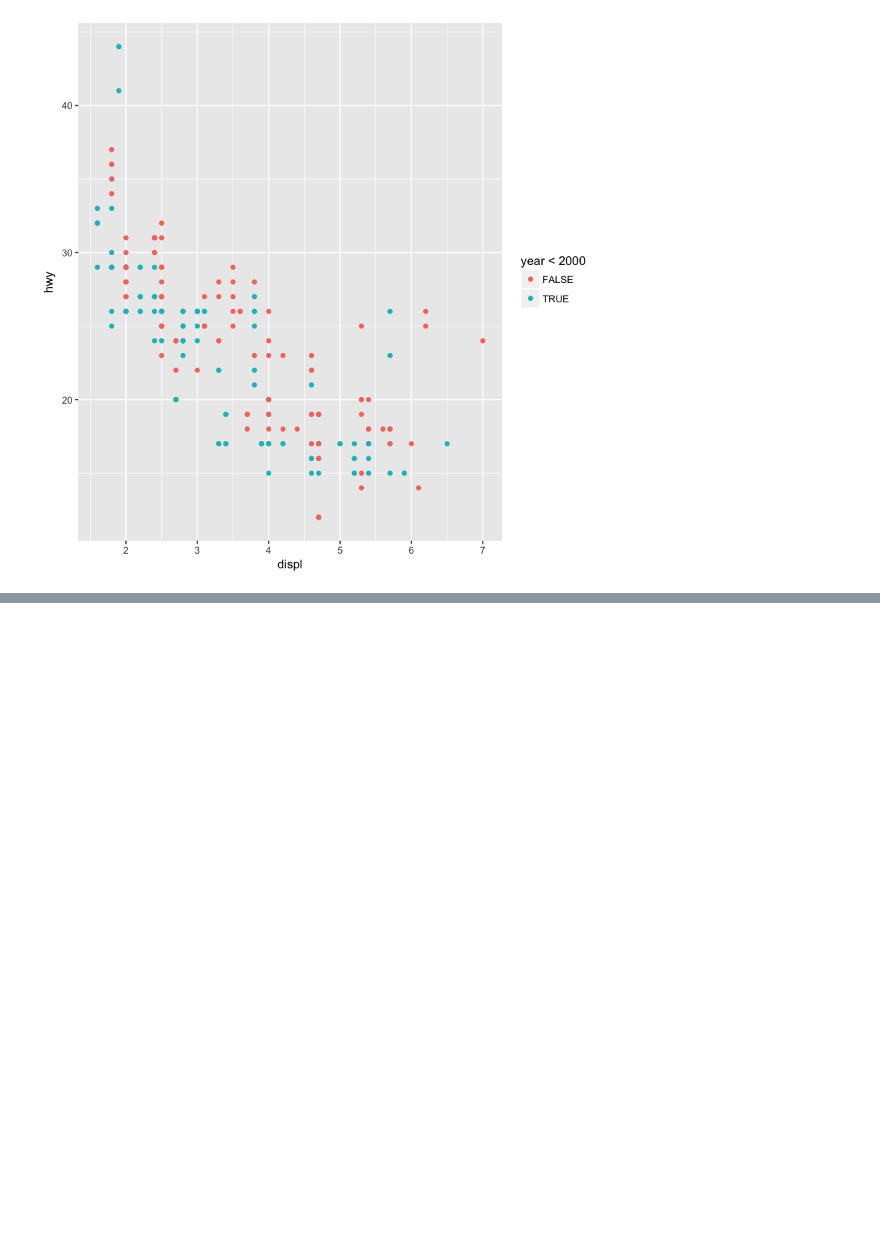
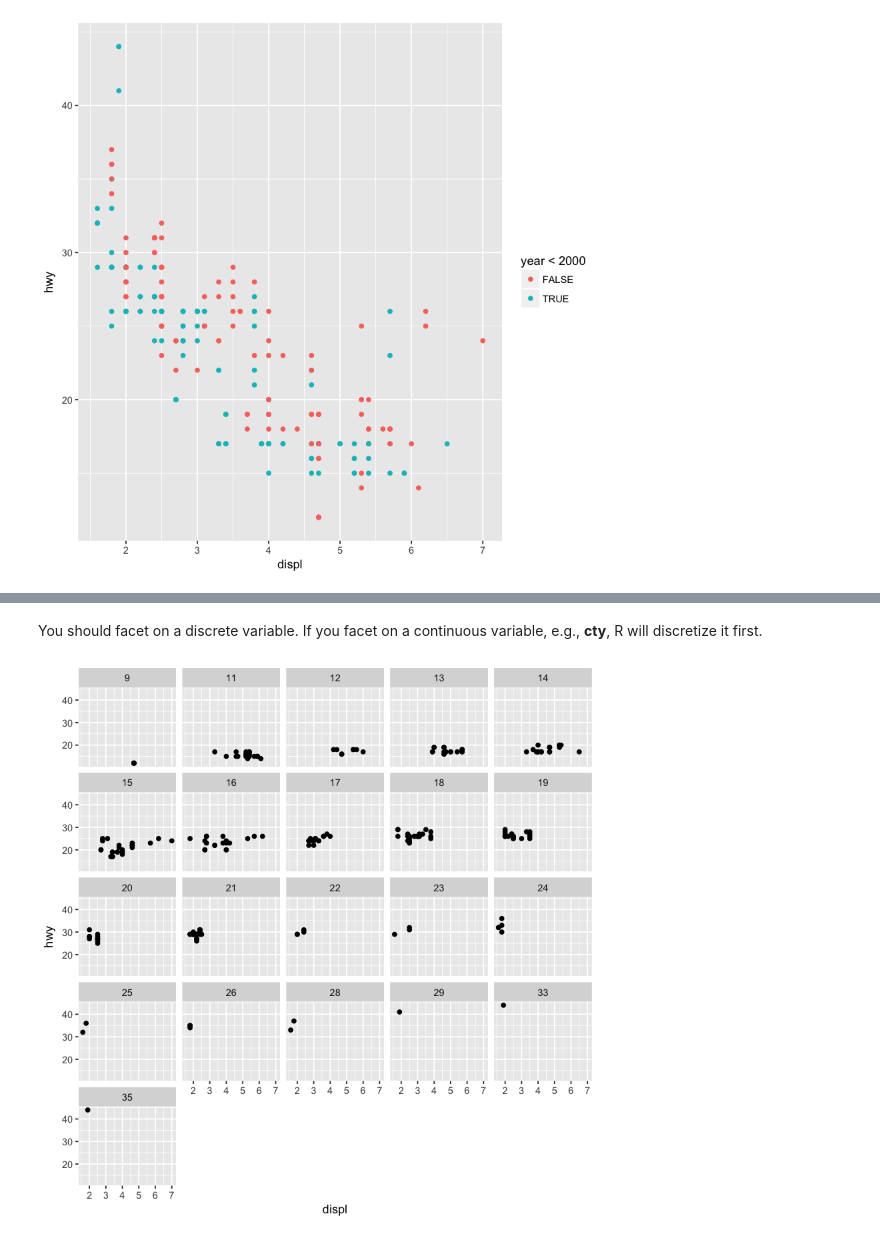
Before and after one commit to ambujtewari/stats306-fall2017, a Jupyter notebook: Lecture01.ipynb, the cells around one changed output, grey strips where cells are left out. Cells and saved outputs as stored; diff of their text form; code cells hidden in the pictures; blank space fills up the shorter version.

```diff
--- a/Lecture01.ipynb
+++ b/Lecture01.ipynb
@@ -113,0 +135,8 @@ ggplot(data = mpg) +
+# %% [markdown]
+You should facet on a discrete variable. If you facet on a continuous variable, e.g., **cty**, R will discretize it first.
+# %%
+ggplot(data = mpg) +
+  geom_point(mapping = aes(x = displ, y = hwy)) +
+  facet_wrap(~ cty)
+# %% [output]
+[figure, added]
```
Also changed, not shown: parts of 18 cells of this notebook.
